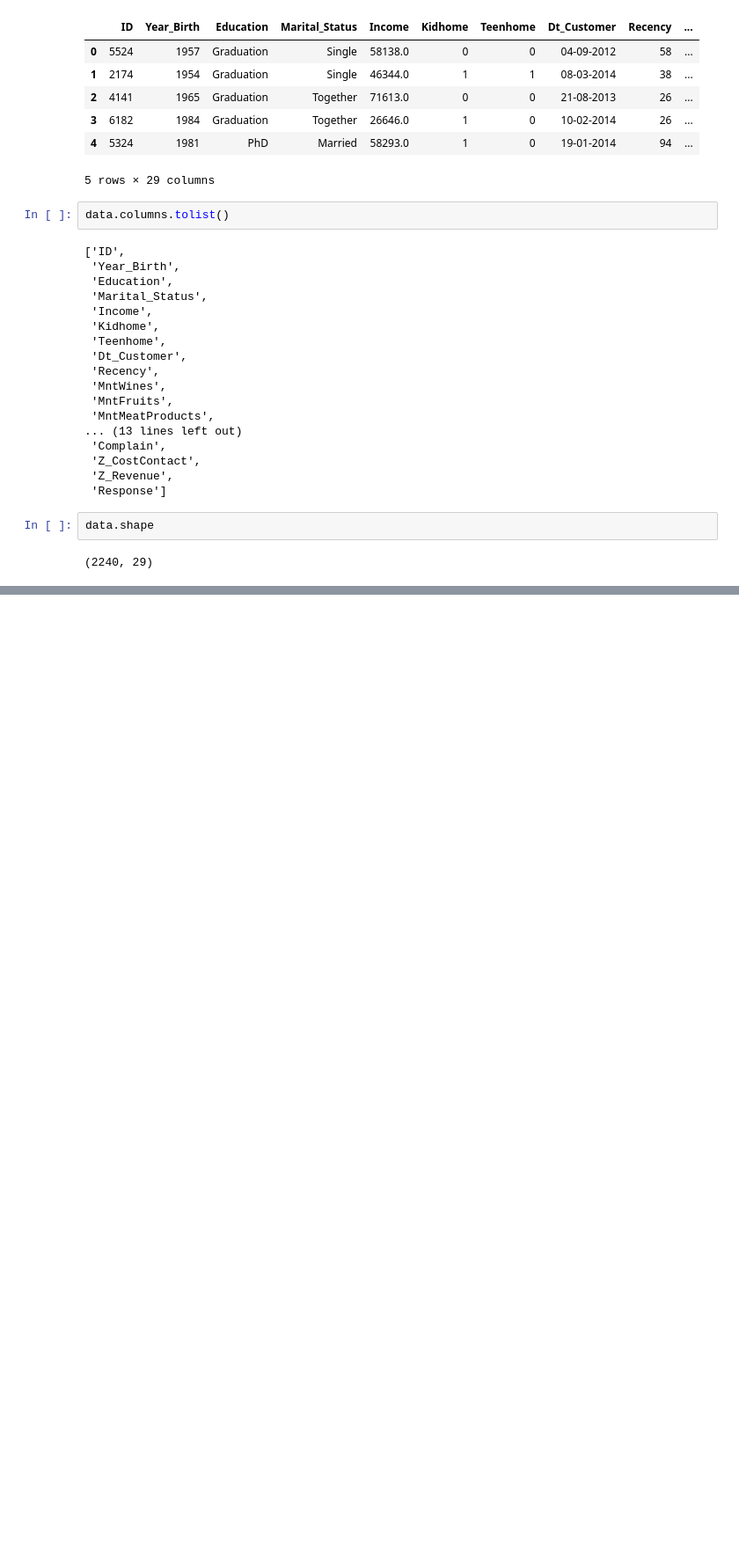
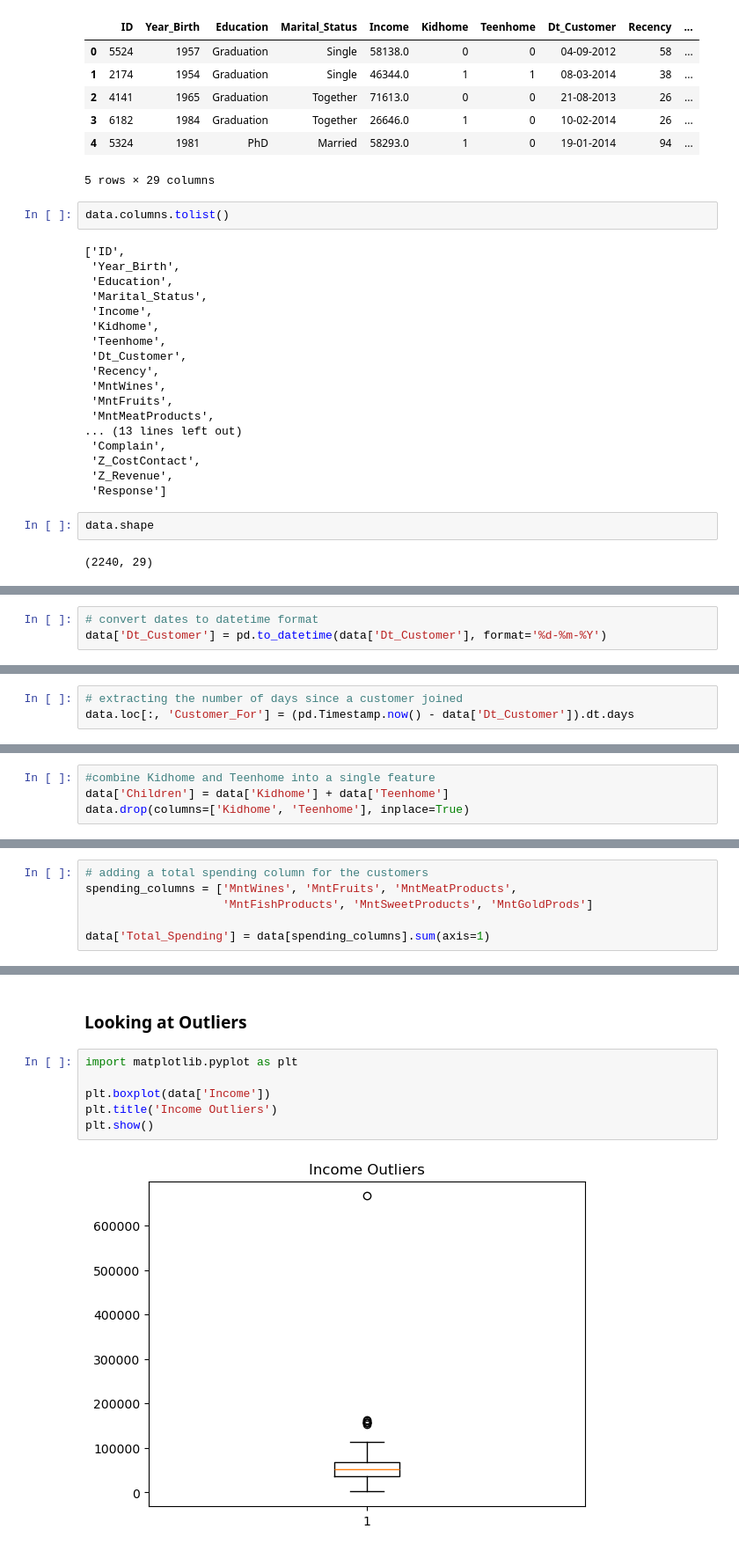
Before and after one commit to aryaandperimeter/Customer-Personality-Analysis, a Jupyter notebook: cpa.ipynb, the cells around one changed output, grey strips where cells are left out. Shown: that part at 88% size. Drawn from its saved outputs; the diff is of its cells as text; blank space fills up the shorter version.

```diff
--- a/cpa.ipynb
+++ b/cpa.ipynb
@@ -47,0 +115,3 @@ data.isnull().sum()
+# %%
+# convert dates to datetime format
+data['Dt_Customer'] = pd.to_datetime(data['Dt_Customer'], format='%d-%m-%Y')
@@ -47,0 +128,3 @@ data.isnull().sum()
+# %%
+# extracting the number of days since a customer joined
+data.loc[:, 'Customer_For'] = (pd.Timestamp.now() - data['Dt_Customer']).dt.days
@@ -47,0 +145,4 @@ data.isnull().sum()
+# %%
+#combine Kidhome and Teenhome into a single feature
+data['Children'] = data['Kidhome'] + data['Teenhome']
+data.drop(columns=['Kidhome', 'Teenhome'], inplace=True)
@@ -47,0 +151,6 @@ data.isnull().sum()
+# %%
+# adding a total spending column for the customers
+spending_columns = ['MntWines', 'MntFruits', 'MntMeatProducts',
+                    'MntFishProducts', 'MntSweetProducts', 'MntGoldProds']
+
+data['Total_Spending'] = data[spending_columns].sum(axis=1)
@@ -47,0 +173,10 @@ data.isnull().sum()
+# %% [markdown]
+<h3>Looking at Outliers</h3>
+# %%
+import matplotlib.pyplot as plt
+
+plt.boxplot(data['Income'])
+plt.title('Income Outliers')
+plt.show()
+# %% [output]
+[figure, added]
```
Also changed, not shown: parts of 17 cells of this notebook.
